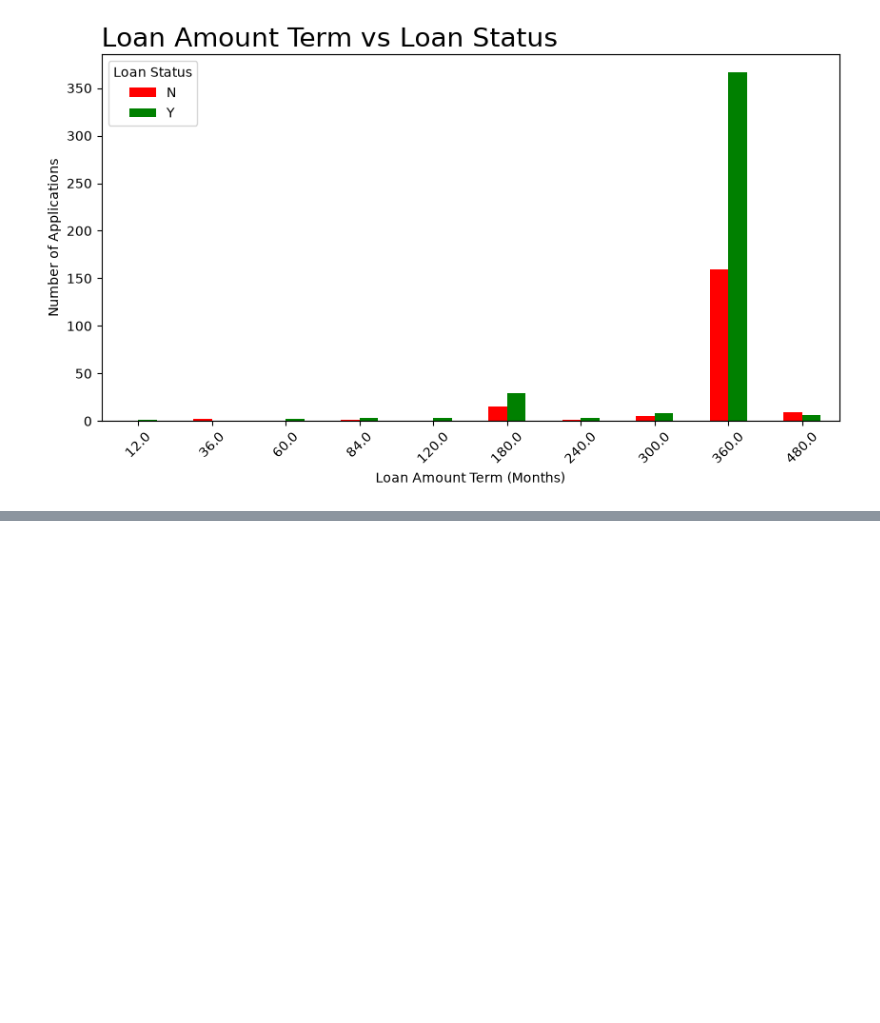
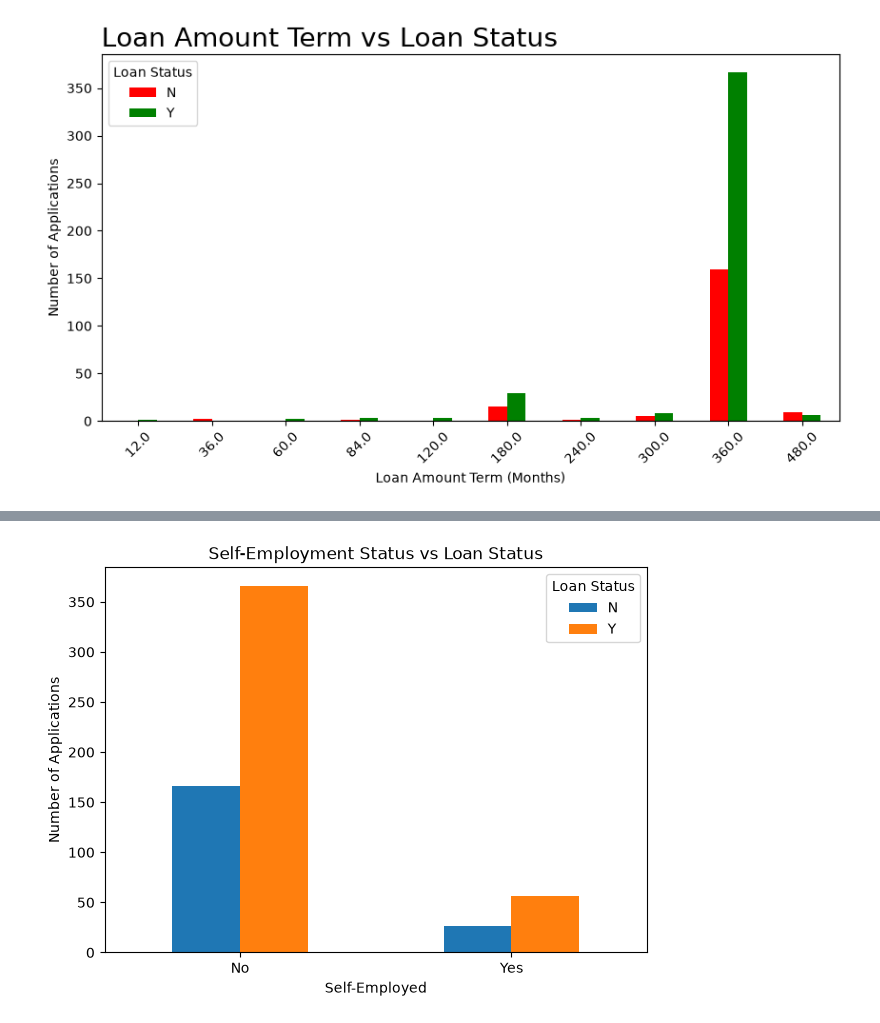
Before and after one commit to phixzas/loan-application, a Jupyter notebook: Notebook/Loan.ipynb, the cells around one changed output, grey strips where cells are left out. Saved outputs shown, nothing was run; the diff lists cells and outputs as text; code cells hidden in the pictures; blank space fills up the shorter version.

```diff
--- a/Notebook/Loan.ipynb
+++ b/Notebook/Loan.ipynb
@@ -1381,0 +1459,17 @@ plt.show()
+# %%
+employment_status = pd.crosstab(df['Self_Employed'], df['Loan_Status'])
+
+employment_status.plot(
+    kind='bar',
+    figsize=(7, 5)
+)
+
+plt.title('Self-Employment Status vs Loan Status')
+plt.xlabel('Self-Employed')
+plt.ylabel('Number of Applications')
+plt.xticks(rotation=0)
+plt.legend(title='Loan Status')
+
+plt.show()
+# %% [output]
+[figure, added]
```
Also changed, not shown: parts of 9 cells of this notebook, 15 other files.
